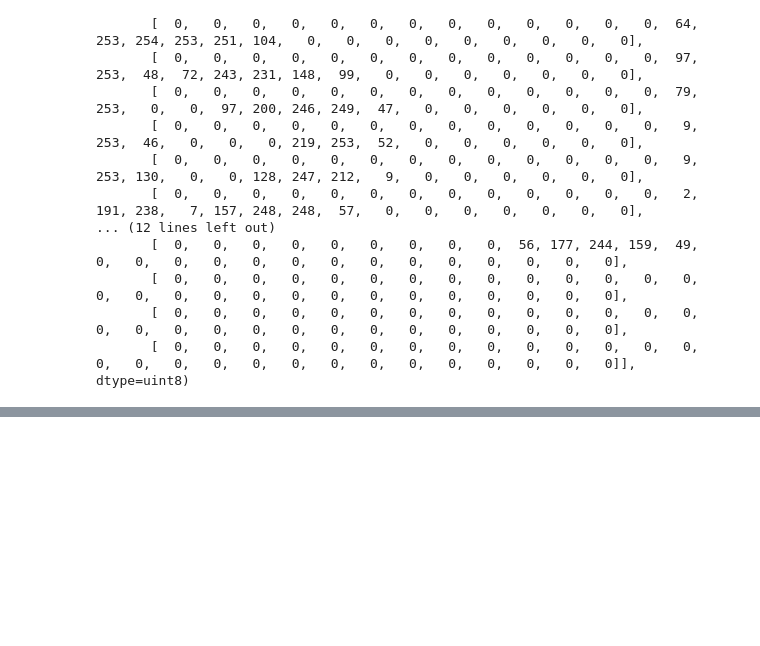
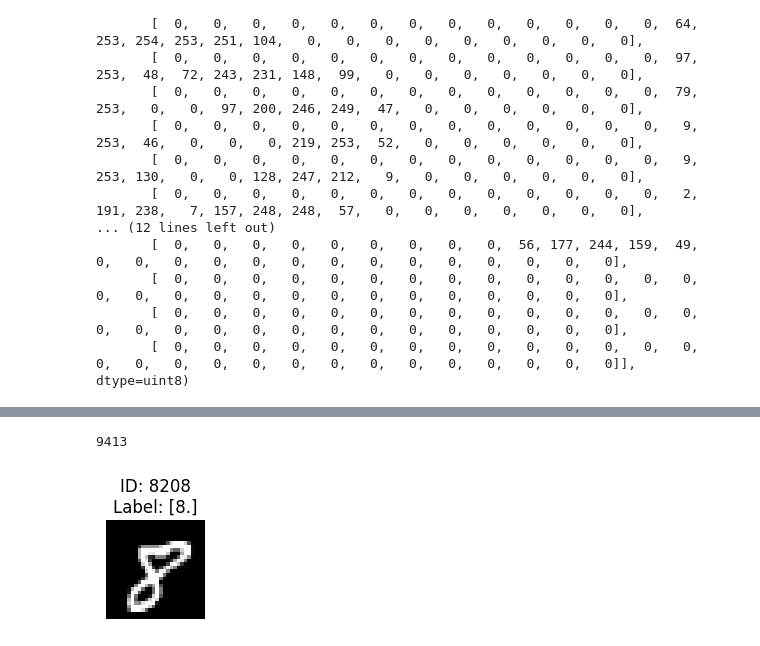
Before and after one commit to DohByDohX/MLStuff, a Jupyter notebook: ANN_Practice/4.MNIST_Classifier.ipynb, the cells around one changed output, grey strips where cells are left out. Cells and saved outputs as stored; diff of their text form; code cells hidden in the pictures; blank space fills up the shorter version.

```diff
--- a/ANN_Practice/4.MNIST_Classifier.ipynb
+++ b/ANN_Practice/4.MNIST_Classifier.ipynb
@@ -105,0 +227,8 @@ show_images(range(8190,8220, 1))
+# %%
+net.evaluate(test_data)
+# %% [output]
+9413
+# %%
+show_images([8208])
+# %% [output]
+[figure, added]
```
Also changed, not shown: parts of 19 cells of this notebook.
